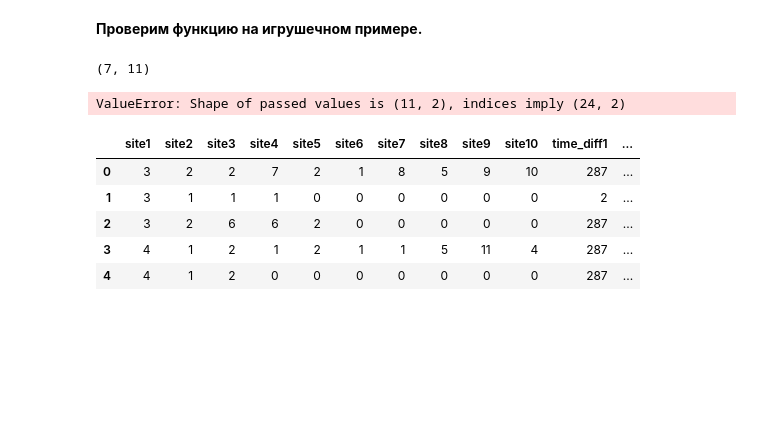
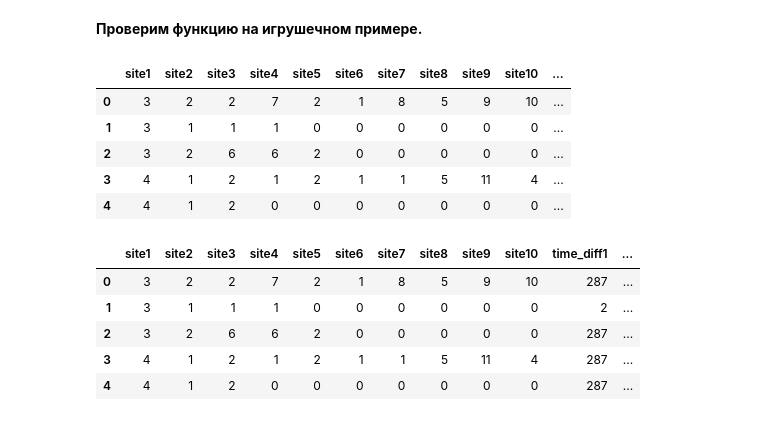
Before and after one commit to armavox/mldaspec, a Jupyter notebook: capstone/project_alice/week3_visual_analysis_and_fe.ipynb, the cells around one changed output. Cells and saved outputs as stored; diff of their text form; code cells hidden in the pictures; blank space fills up the shorter version.

Commit message:
week_3 features completed

```diff
--- a/capstone/project_alice/week3_visual_analysis_and_fe.ipynb
+++ b/capstone/project_alice/week3_visual_analysis_and_fe.ipynb
@@ -61,39 +68,41 @@ PATH_TO_DATA = 'data'
 # %%
-def get_dict():
+def get_dict(path_to_data, sites_dict_file, ids_dict_file):
+    """Auxiliary function for sites counting dict building
+    """
+
     arr = []
-    """Pull all visited sites from .csv logs to array"""
+    '''Pull all visited sites from .csv logs to array'''
     for file in glob(path_to_data + '/*'):
         with open(file) as f:
             for line in f.readlines()[1:]:  # Exclude header
                 arr.append(line.split(',')[1].strip())  # Add to list only sites
 
-    """Make counted sorted dict with sites and corresponding # of visits (freqency)"""
+    '''Make counted sorted dict with sites and corresponding # of visits (freqency)'''
     sites_freq_list = sorted(Counter(arr).items(),
                              key=lambda x: x[1], reverse=True)
-    """Make sites dict in form of {'site': [id, frequency]}"""
+    '''Make sites dict in form of {'site': [id, frequency]}'''
     sites_dict = dict(
         (s, [i, freq]) for i, (s, freq) in enumerate(sites_freq_list, 1)
     )
-    """Make id to site converter"""
+    '''Make id to site converter'''
     id_to_site_dict = dict((val[0], key) for key, val in sites_dict.items())
     id_to_site_dict[0] = 'no_site'
 
-    """Save dict to file"""
+    '''Save dict to file'''
     with open(sites_dict_file, 'wb') as fout:
         pickle.dump(sites_dict, fout)
 
-    with open(inds_dict_file, 'wb') as fout:
+    with open(ids_dict_file, 'wb') as fout:
         pickle.dump(id_to_site_dict, fout)
 
     return sites_dict, id_to_site_dict
 
 
-def prepare_sites_dict(path_to_data,
-                       sites_dict_file=os.path.join(PATH_TO_DATA, 'sites_dict.pkl'),
-                       inds_dict_file=os.path.join(PATH_TO_DATA, 'ind_to_sites_dict.pkl'),
+def prepare_sites_dict(path_to_data, sites_dict_file=os.path.join(PATH_TO_DATA, 'sites_dict.pkl'),
+                       ids_dict_file=os.path.join(PATH_TO_DATA, 'ind_to_sites_dict.pkl'),
                        refresh=False):
+    """Func to get dictionaries for converting site's name to it's index.
 
-    """Func to get dictionaries for converting site's name to it's index.
         If dictionary for data in PATH_TO_DATA has already been compiled,
         functions just pickle dict out of files.
 
@@ -104,14 +113,14 @@ def prepare_sites_dict(path_to_data,
         with open(sites_dict_file, 'rb') as input_file:
             sites_dict = pickle.load(input_file)
 
-        with open(inds_dict_file, 'rb') as input_file:
+        with open(ids_dict_file, 'rb') as input_file:
             id_to_site_dict = pickle.load(input_file)
 
     except FileNotFoundError:
-        sites_dict, id_to_site_dict = get_dict()
+        sites_dict, id_to_site_dict = get_dict(path_to_data, sites_dict_file, ids_dict_file)
 
     if refresh:
-        sites_dict, id_to_site_dict = get_dict()
+        sites_dict, id_to_site_dict = get_dict(path_to_data, sites_dict_file, ids_dict_file)
 
     return sites_dict, id_to_site_dict
 # %%
@@ -179,25 +201,26 @@ def prepare_train_set_with_fe(path_to_csv_files, site_freq_path, #feature_names,
 # %% [markdown]
 **Проверим функцию на игрушечном примере.**
 # %%
-prepare_train_set_with_fe(os.path.join(PATH_TO_DATA, '3users'),
+X_sites, X_add, y = prepare_train_set_with_fe(os.path.join(PATH_TO_DATA, '3users'),
                           site_freq_path=os.path.join(PATH_TO_DATA, 'site_freq_3users.pkl'),
                           session_length=10,
-                          window_size=5
-                         ).shape
+                          window_size=5,
+                         refresh_dict=True)
-# %% [output]
-(7, 11)
 # %%
-feature_names = ['site' + str(i) for i in range(1,11)] + \
-                ['time_diff' + str(j) for j in range(1,10)] + \
-                ['session_timespan', '#unique_sites', 'start_hour',
-                 'day_of_week', 'target']
 train_data_toy  = prepare_train_set_with_fe(os.path.join(PATH_TO_DATA,
                                                          '3users'),
                   site_freq_path=os.path.join(PATH_TO_DATA,
                                               'site_freq_3users.pkl'),
-                  feature_names=feature_names, session_length=10)
+                  session_length=10, refresh_dict=True, return_table=True)
-# %% [output]
-ValueError: Shape of passed values is (11, 2), indices imply (24, 2)
+# %%
+train_data_toy
+# %% [output]
+|  | site1 | site2 | site3 | site4 | site5 | site6 | site7 | site8 | site9 | site10 | ... |
+| 0 | 3 | 2 | 2 | 7 | 2 | 1 | 8 | 5 | 9 | 10 | ... |
+| 1 | 3 | 1 | 1 | 1 | 0 | 0 | 0 | 0 | 0 | 0 | ... |
+| 2 | 3 | 2 | 6 | 6 | 2 | 0 | 0 | 0 | 0 | 0 | ... |
+| 3 | 4 | 1 | 2 | 1 | 2 | 1 | 1 | 5 | 11 | 4 | ... |
+| 4 | 4 | 1 | 2 | 0 | 0 | 0 | 0 | 0 | 0 | 0 | ... |
 # %%
 train_data_toy
 # %% [output]
```
Also changed, not shown: parts of 5 cells of this notebook, 2 other files.
